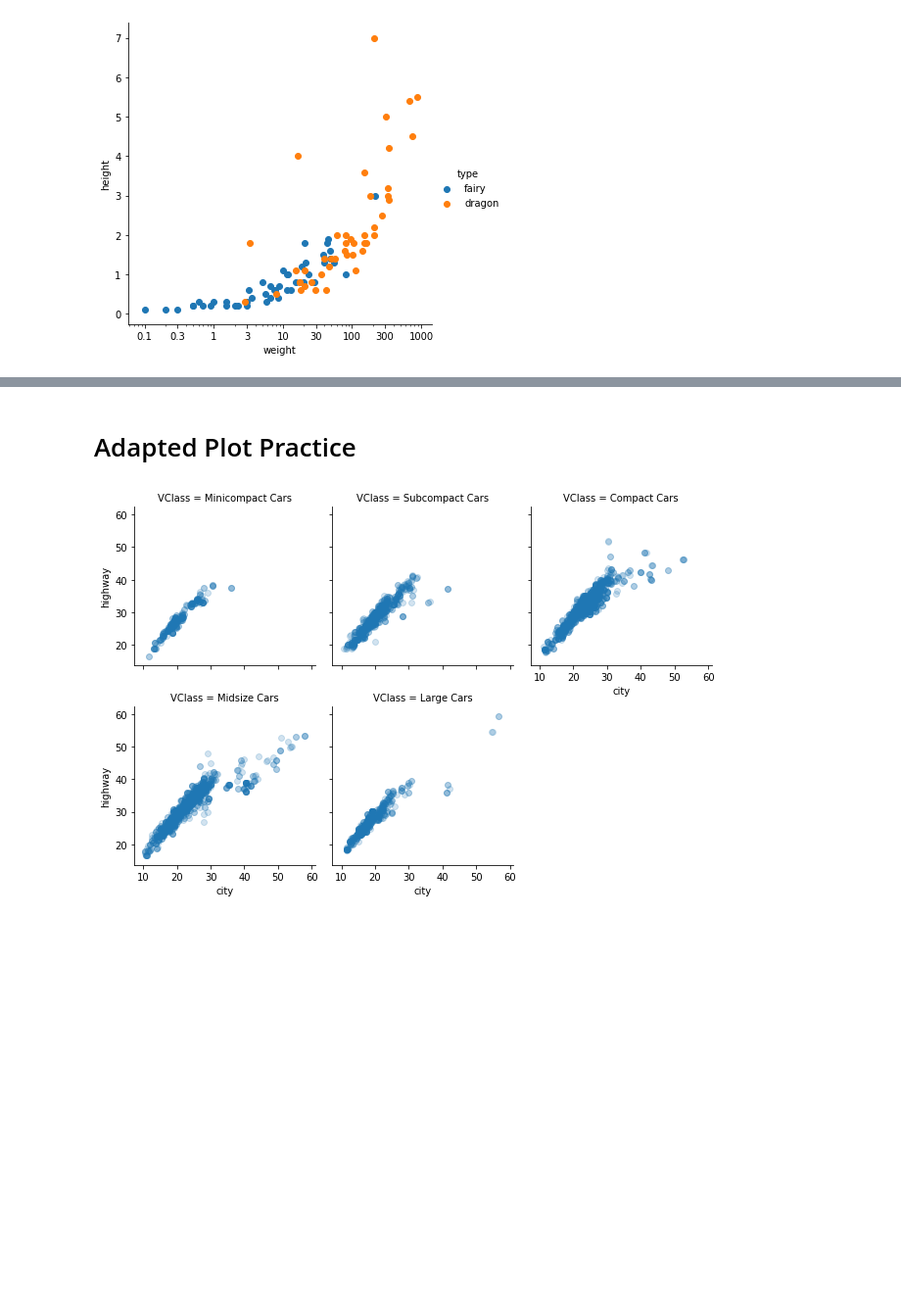
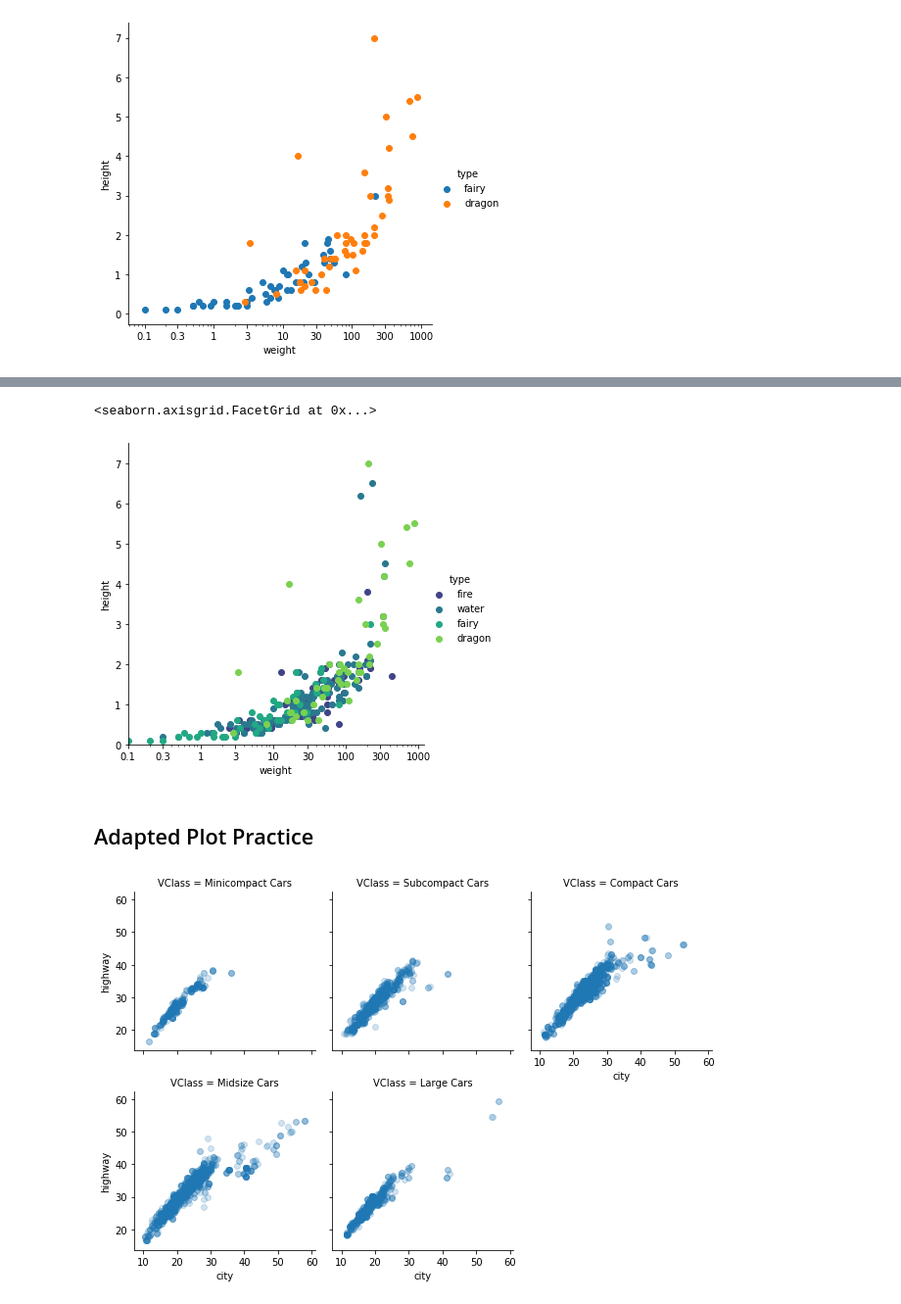
Before and after one commit to DataaDave/Visualization, a Jupyter notebook: Visualization.ipynb, the cells around one changed output, grey strips where cells are left out. Shown at 98% size. Cells and saved outputs as stored; diff of their text form; code cells hidden in the pictures; blank space fills up the shorter version.

```diff
--- a/Visualization.ipynb
+++ b/Visualization.ipynb
@@ -331,5 +367,16 @@ g.add_legend();
+# %%
+g = sb.FacetGrid(data = pokemon_sub, hue = 'type', height = 5,
+                 palette = 'viridis') ## uses one of the color palettes from Seaborn
+g.map(plt.scatter, 'weight','height')
+g.set(xscale = 'log')
+x_ticks = [0.1, 0.3, 1, 3, 10, 30, 100, 300, 1000]
+g.set(xticks = x_ticks, xticklabels = x_ticks, ylim = (0, 7.5))
+g.add_legend()
+# %% [output]
+<seaborn.axisgrid.FacetGrid at 0x...>
+[figure, added]
 # %% [markdown]
-# Adapted Plot Practice
+## Adapted Plot Practice
 # %%
 VClass = ['Minicompact Cars', 'Subcompact Cars', 'Compact Cars', 'Midsize Cars', 'Large Cars']
 vclasses = pd.api.types.CategoricalDtype(ordered = True, categories = VClass)
```
Also changed, not shown: parts of 19 cells of this notebook.
